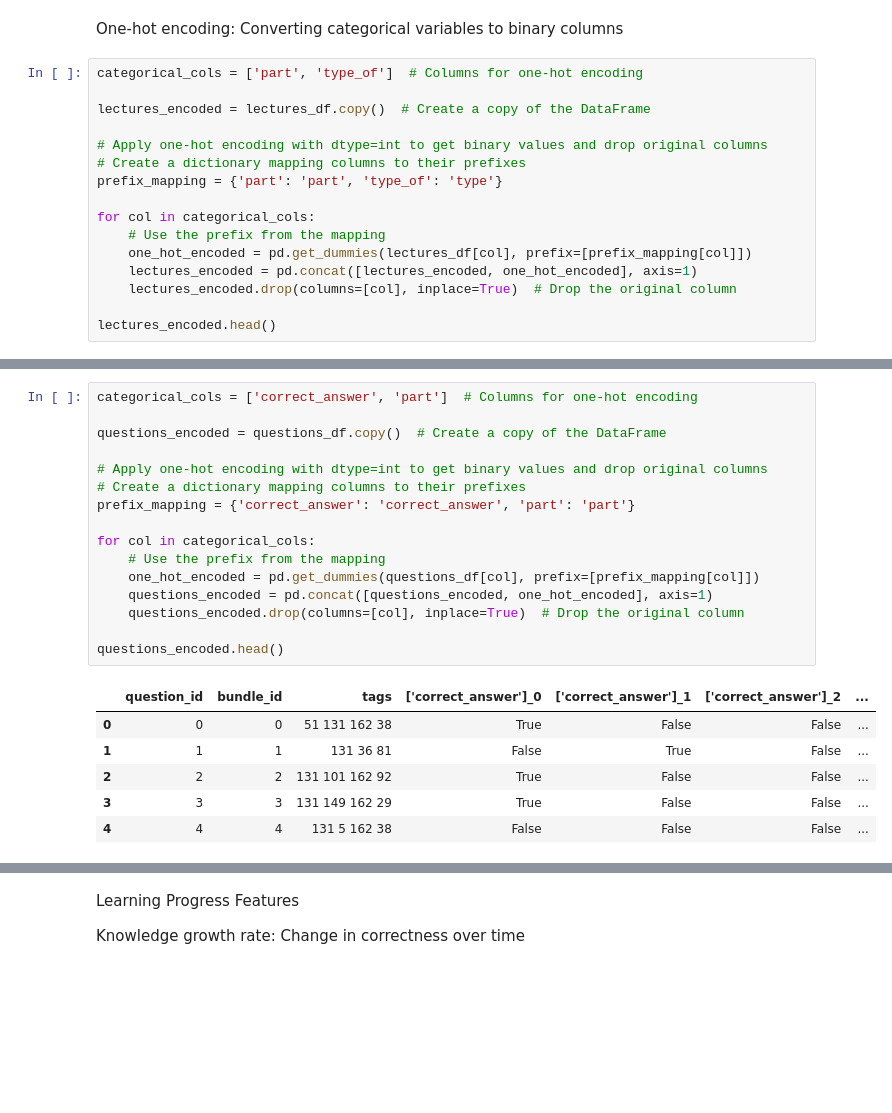
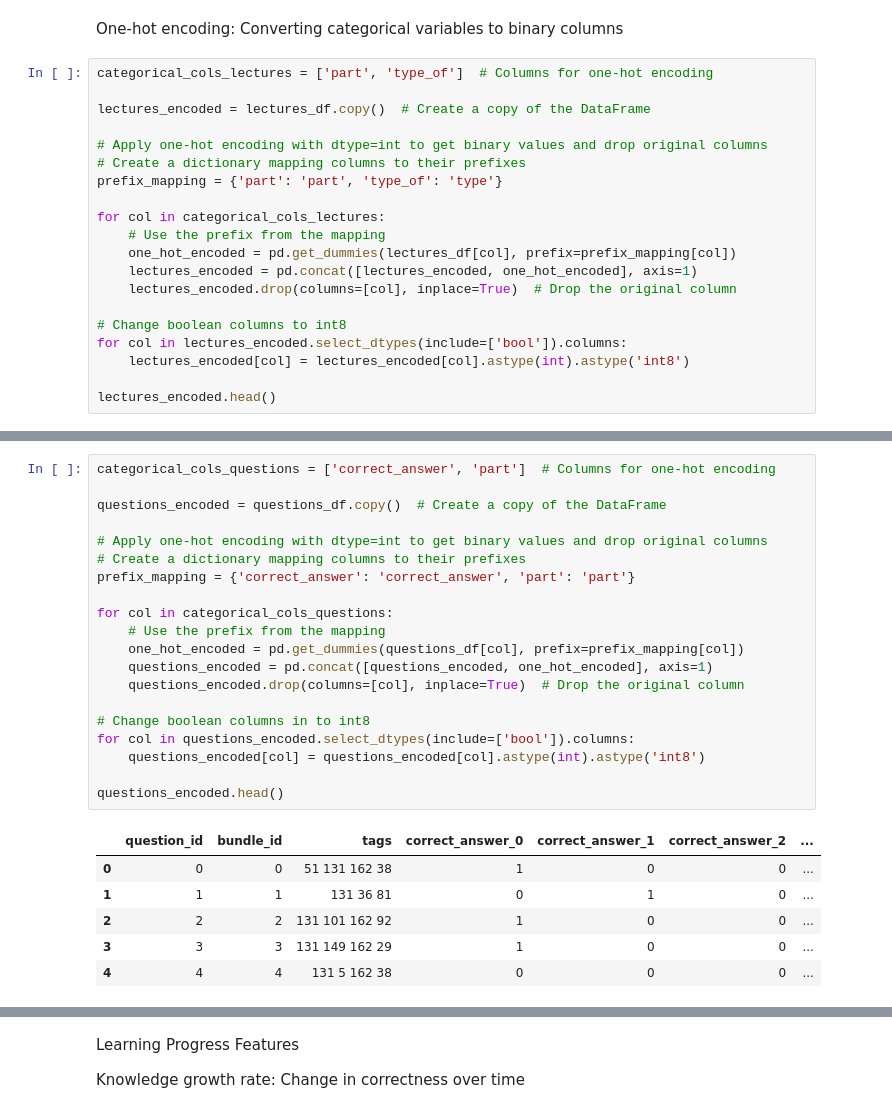
Before and after one commit to theresaskruzna/riiid_knowledge_tracing, a Jupyter notebook: 01_EDA.ipynb, the cells around one changed output, grey strips where cells are left out. Cells and saved outputs as stored; diff of their text form; blank space fills up the shorter version.

```diff
--- a/01_EDA.ipynb
+++ b/01_EDA.ipynb
@@ -1250,7 +1284,7 @@ del user_performance
 # %% [markdown]
 One-hot encoding: Converting categorical variables to binary columns
 # %%
-categorical_cols = ['part', 'type_of']  # Columns for one-hot encoding
+categorical_cols_lectures = ['part', 'type_of']  # Columns for one-hot encoding
 
 lectures_encoded = lectures_df.copy()  # Create a copy of the DataFrame
 
@@ -1258,11 +1292,15 @@ lectures_encoded = lectures_df.copy()  # Create a copy of the DataFrame
 # Create a dictionary mapping columns to their prefixes
 prefix_mapping = {'part': 'part', 'type_of': 'type'}
 
-for col in categorical_cols:
+for col in categorical_cols_lectures:
     # Use the prefix from the mapping
-    one_hot_encoded = pd.get_dummies(lectures_df[col], prefix=[prefix_mapping[col]])
+    one_hot_encoded = pd.get_dummies(lectures_df[col], prefix=prefix_mapping[col])
     lectures_encoded = pd.concat([lectures_encoded, one_hot_encoded], axis=1)
     lectures_encoded.drop(columns=[col], inplace=True)  # Drop the original column
 
+# Change boolean columns to int8
+for col in lectures_encoded.select_dtypes(include=['bool']).columns:
+    lectures_encoded[col] = lectures_encoded[col].astype(int).astype('int8')
+
 lectures_encoded.head()
 # %% [output]
@@ -1275,23 +1336,27 @@ lectures_encoded.head()
 # %%
-categorical_cols = ['correct_answer', 'part']  # Columns for one-hot encoding
+categorical_cols_questions = ['correct_answer', 'part']  # Columns for one-hot encoding
 
 questions_encoded = questions_df.copy()  # Create a copy of the DataFrame
 
 # Apply one-hot encoding with dtype=int to get binary values and drop original columns
 # Create a dictionary mapping columns to their prefixes
 prefix_mapping = {'correct_answer': 'correct_answer', 'part': 'part'}
 
-for col in categorical_cols:
+for col in categorical_cols_questions:
     # Use the prefix from the mapping
-    one_hot_encoded = pd.get_dummies(questions_df[col], prefix=[prefix_mapping[col]])
+    one_hot_encoded = pd.get_dummies(questions_df[col], prefix=prefix_mapping[col])
     questions_encoded = pd.concat([questions_encoded, one_hot_encoded], axis=1)
     questions_encoded.drop(columns=[col], inplace=True)  # Drop the original column
 
+# Change boolean columns in to int8
+for col in questions_encoded.select_dtypes(include=['bool']).columns:
+    questions_encoded[col] = questions_encoded[col].astype(int).astype('int8')
+
 questions_encoded.head()
 # %% [output]
-|  | question_id | bundle_id | tags | ['correct_answer']_0 | ['correct_answer']_1 | ['correct_answer']_2 | ... |
-| 0 | 0 | 0 | 51 131 162 38 | True | False | False | ... |
-| 1 | 1 | 1 | 131 36 81 | False | True | False | ... |
-| 2 | 2 | 2 | 131 101 162 92 | True | False | False | ... |
-| 3 | 3 | 3 | 131 149 162 29 | True | False | False | ... |
-| 4 | 4 | 4 | 131 5 162 38 | False | False | False | ... |
+|  | question_id | bundle_id | tags | correct_answer_0 | correct_answer_1 | correct_answer_2 | ... |
+| 0 | 0 | 0 | 51 131 162 38 | 1 | 0 | 0 | ... |
+| 1 | 1 | 1 | 131 36 81 | 0 | 1 | 0 | ... |
+| 2 | 2 | 2 | 131 101 162 92 | 1 | 0 | 0 | ... |
+| 3 | 3 | 3 | 131 149 162 29 | 1 | 0 | 0 | ... |
+| 4 | 4 | 4 | 131 5 162 38 | 0 | 0 | 0 | ... |
```
Also changed, not shown: parts of 37 cells of this notebook.
